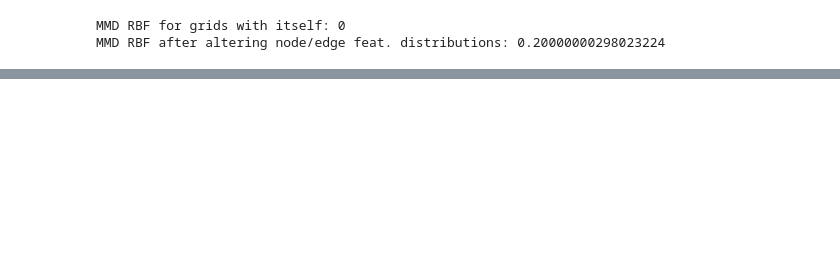
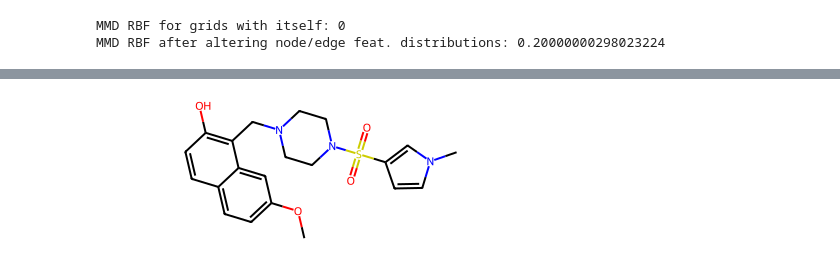
Before and after one commit to cosmina98/GGM-metrics, a Jupyter notebook: Evaluation_examples - Zinc.ipynb, the cells around one changed output, grey strips where cells are left out. Saved outputs shown, nothing was run; the diff lists cells and outputs as text; code cells hidden in the pictures; blank space fills up the shorter version.

```diff
--- a/Evaluation_examples - Zinc.ipynb
+++ b/Evaluation_examples - Zinc.ipynb
@@ -213,0 +310,56 @@ MMD RBF after altering node/edge feat. distributions: 0.20000000298023224
+# %%
+
+def get_atomic_number():
+    dict_of_atomic_no ={ 'C':6, 'O':8, 'N':7, 'F':9, 'S':16, 'Cl':17,  'Br':35, 'I':53, 'P':15}
+    return dict_of_atomic_no
+
+def get_dict_of_nodes():
+    dict_of_nodes={0: 'C', 1: 'O',2: 'N',3: 'F',4: 'C',5: 'S', 6: 'Cl', 7: 'O', 8: 'N',9: 'Br', 10: 'N', 11: 'N', 12: 'N', 13: 'N', 14: 'S ', 15: 'I', 16: 'P', 17: 'O', 18: 'N', 19: 'O',20: 'S', 21: 'P' ,22: 'P',23: 'C', 24: 'P',25: 'S',26: 'C',27: 'P'}
+    return dict_of_nodes
+
+def nx_to_mol(nx_graph , edge_label='feat', node_label='feat'):
+    # create empty editable mol object
+    mol = Chem.RWMol()
+
+    # add atoms to mol and keep track of index
+    node_to_idx = {}
+
+    #dictionary of atomic numbers
+    dict_of_atomic_no=get_atomic_number()
+
+    #dictionary of nodes
+    node_atom_values=get_dict_of_nodes()
+
+
+    for i,n in enumerate(test_nx.nodes(data=True)):
+        a = Chem.Atom( dict_of_atomic_no[node_atom_values[int(n[1][node_label].numpy())]])
+        molIdx = mol.AddAtom(a)
+        #print(molIdx)
+        node_to_idx[i] = molIdx
+
+    for edge in test_nx.edges(data=True):
+            bond=int(edge[2][edge_label])
+            ix=edge[0]
+            iy=edge[1]
+
+            # only traverse half the matrix
+            if iy <= ix:
+                continue
+            if bond == 1:
+                bond_type = Chem.rdchem.BondType.SINGLE
+                mol.AddBond(node_to_idx[ix], node_to_idx[iy], bond_type)
+            elif bond == 2:
+                bond_type = Chem.rdchem.BondType.DOUBLE
+                mol.AddBond(node_to_idx[ix], node_to_idx[iy], bond_type)
+
+            elif bond == 3:
+                    bond_type=Chem.rdchem.BondType.Triple
+                    mol.AddBond(node_to_idx[ix], node_to_idx[iy] ,bond_type)
+
+        # Convert RWMol to Mol object
+    mol = mol.GetMol()
+    return mol
+
+nx_to_mol(test_nx)
+# %% [output]
+[figure, added]
```
Also changed, not shown: parts of 37 cells of this notebook.
